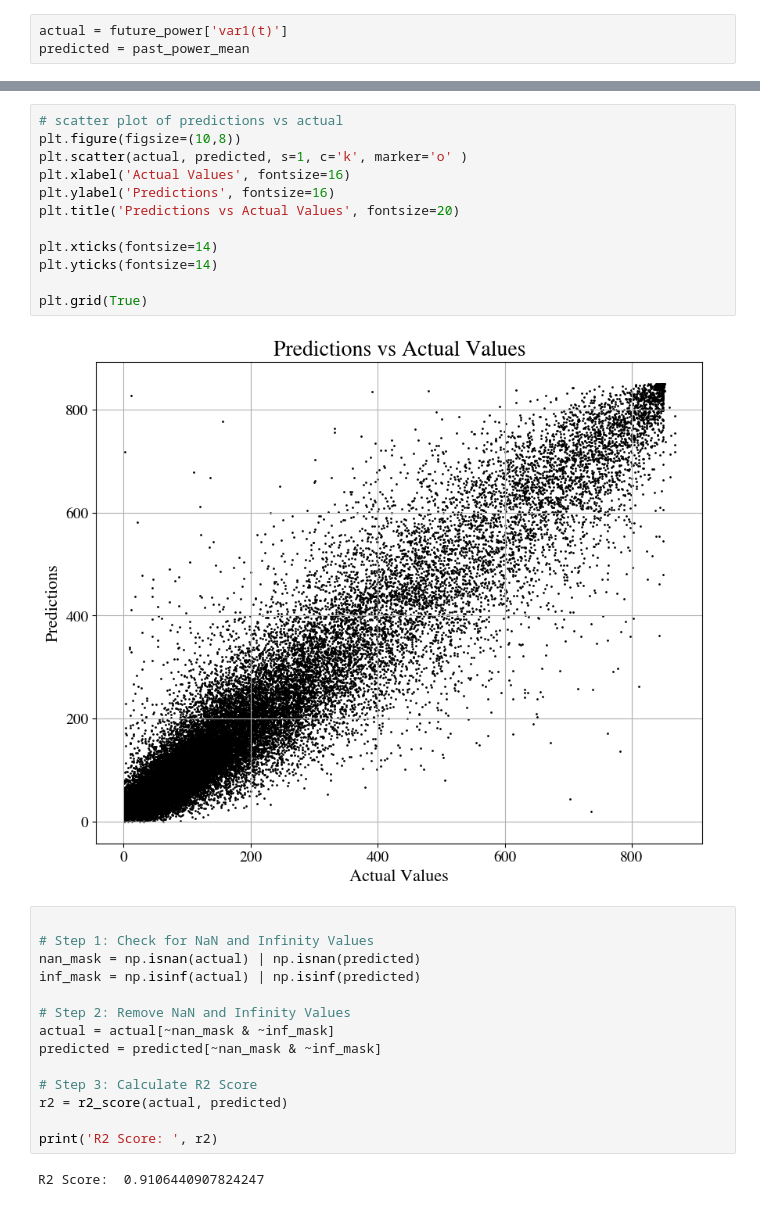
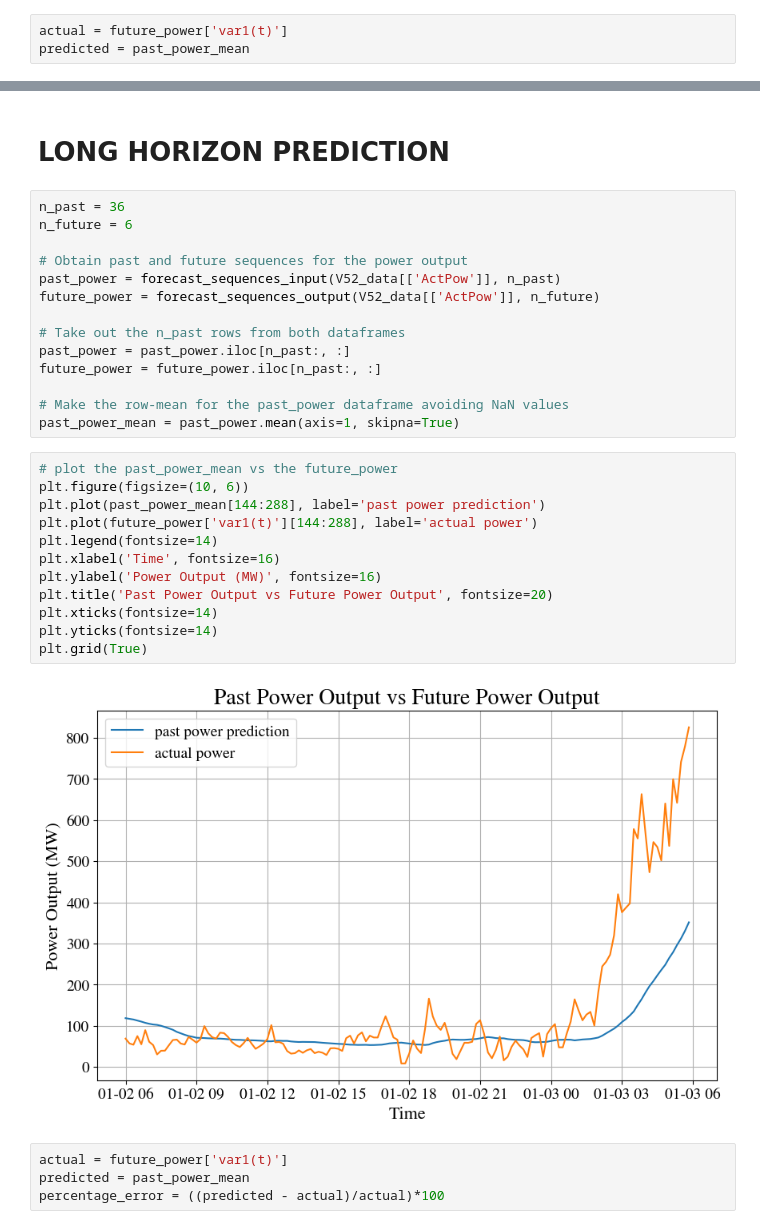
Before and after one commit to Brizzum/Final-project, a Jupyter notebook: persistanceModel.ipynb, the cells around one changed output, grey strips where cells are left out. Drawn from its saved outputs; the diff is of its cells as text.

```diff
--- a/persistanceModel.ipynb
+++ b/persistanceModel.ipynb
@@ -202,30 +184,34 @@ predicted = past_power_mean
+# %% [markdown]
+# LONG HORIZON PREDICTION
+# %%
+n_past = 36
+n_future = 6
+
+# Obtain past and future sequences for the power output
+past_power = forecast_sequences_input(V52_data[['ActPow']], n_past)
+future_power = forecast_sequences_output(V52_data[['ActPow']], n_future)
+
+# Take out the n_past rows from both dataframes
+past_power = past_power.iloc[n_past:, :]
+future_power = future_power.iloc[n_past:, :]
+
+# Make the row-mean for the past_power dataframe avoiding NaN values
+past_power_mean = past_power.mean(axis=1, skipna=True)
 # %%
-# scatter plot of predictions vs actual
-plt.figure(figsize=(10,8))
-plt.scatter(actual, predicted, s=1, c='k', marker='o' )
-plt.xlabel('Actual Values', fontsize=16)
-plt.ylabel('Predictions', fontsize=16)
-plt.title('Predictions vs Actual Values', fontsize=20)
-
+# plot the past_power_mean vs the future_power
+plt.figure(figsize=(10, 6))
+plt.plot(past_power_mean[144:288], label='past power prediction')
+plt.plot(future_power['var1(t)'][144:288], label='actual power')
+plt.legend(fontsize=14)
+plt.xlabel('Time', fontsize=16)
+plt.ylabel('Power Output (MW)', fontsize=16)
+plt.title('Past Power Output vs Future Power Output', fontsize=20)
 plt.xticks(fontsize=14)
 plt.yticks(fontsize=14)
-
 plt.grid(True)
 # %% [output]
-[figure, old version]
+[figure, new version]
-# %%
-
-# Step 1: Check for NaN and Infinity Values
-nan_mask = np.isnan(actual) | np.isnan(predicted)
-inf_mask = np.isinf(actual) | np.isinf(predicted)
-
-# Step 2: Remove NaN and Infinity Values
-actual = actual[~nan_mask & ~inf_mask]
-predicted = predicted[~nan_mask & ~inf_mask]
-
-# Step 3: Calculate R2 Score
-r2 = r2_score(actual, predicted)
-
-print('R2 Score: ', r2)
-# %% [output]
-R2 Score:  0.9106440907824247
+# %%
+actual = future_power['var1(t)']
+predicted = past_power_mean
+percentage_error = ((predicted - actual)/actual)*100
```
Also changed, not shown: parts of 17 cells of this notebook, 24 other files.
